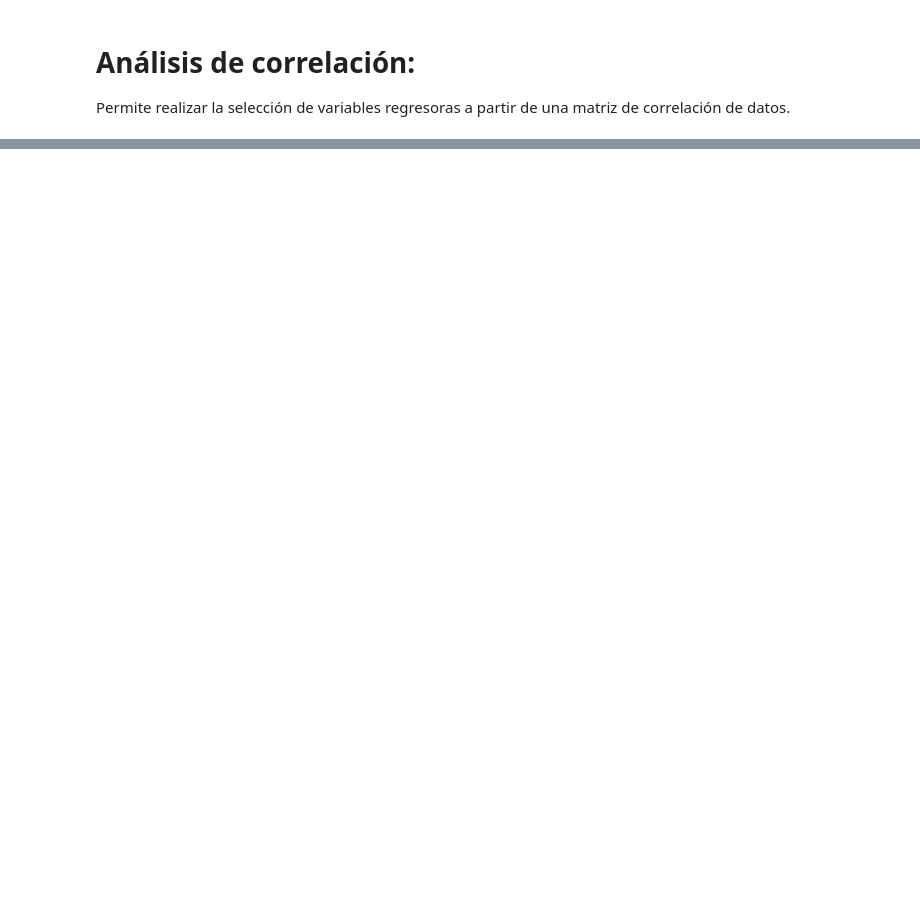
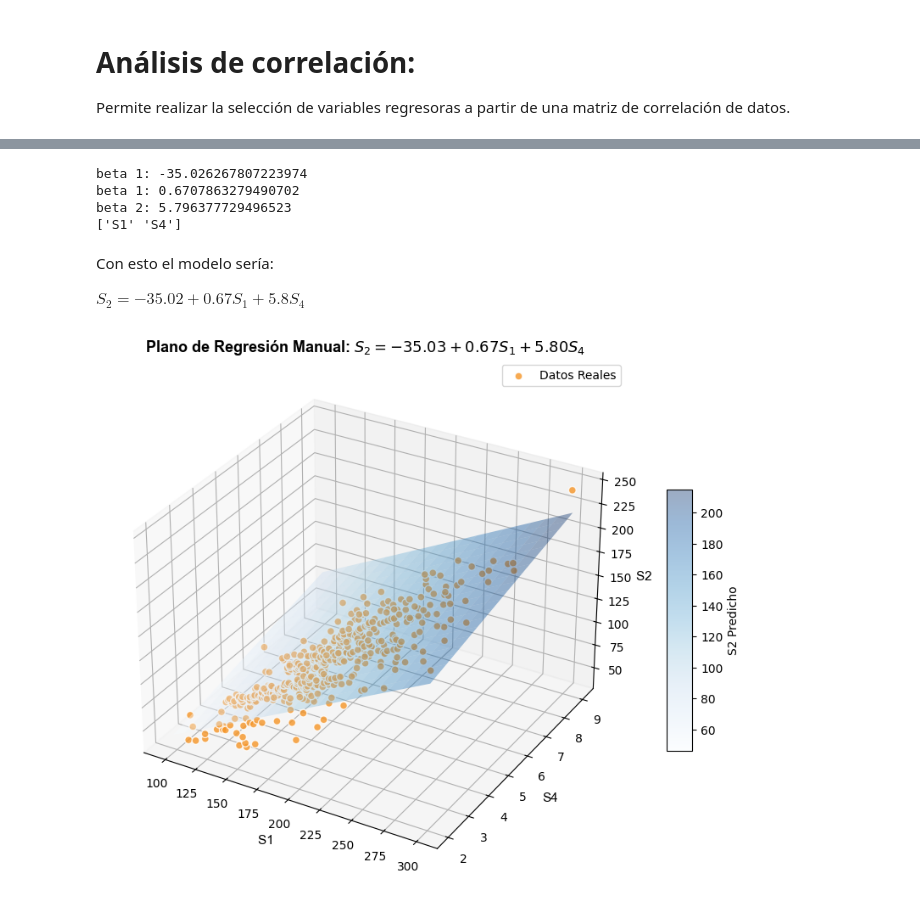
Before and after one commit to Rocafuerte330/Clase-11---Actividad-Maching-learning, a Jupyter notebook: Actividad.ipynb, the cells around one changed output, grey strips where cells are left out. Saved outputs shown, nothing was run; the diff lists cells and outputs as text; code cells hidden in the pictures; blank space fills up the shorter version.

Commit message:
Grafica de Modelo de efectos principales

```diff
--- a/Actividad.ipynb
+++ b/Actividad.ipynb
@@ -111,0 +175,79 @@ ModuleNotFoundError: No module named 'seaborn'
+# %%
+y = df['S2']
+
+X = df[['S1','S4']]
+
+from sklearn.linear_model import LinearRegression
+
+modelo = LinearRegression(fit_intercept=True).fit(X,y)
+
+beta0 = modelo.intercept_ #intercepto
+
+coef = modelo.coef_ #coeficientes
+beta1 = coef[0]
+beta2 = coef[1]
+print(f"beta 1: {beta0}")
+print(f"beta 1: {beta1}")
+print(f"beta 2: {beta2}")
+
+
+variables = modelo.feature_names_in_ #nombre de las variables de los coef
+print(variables)
+# %% [output]
+beta 1: -35.026267807223974
+beta 1: 0.6707863279490702
+beta 2: 5.796377729496523
+['S1' 'S4']
+# %% [markdown]
+Con esto el modelo sería:
+
+$S_{2}= -35.02 + 0.67S_{1} + 5.8S_{4}$
+# %%
+import matplotlib.pyplot as plt
+import numpy as np
+
+
+# Crear un rango de valores para S1 y S4 (los ejes de la base)
+# Usamos 20 puntos en cada eje para crear una malla de 400 puntos en total
+s1_range = np.linspace(df['S1'].min(), df['S1'].max(), 20)
+s4_range = np.linspace(df['S4'].min(), df['S4'].max(), 20)
+
+# Crear la malla (grid)
+S1_grid, S4_grid = np.meshgrid(s1_range, s4_range)
+
+# 3PREDICCIÓN MANUAL en 3D
+# Aplicamos la ecuación directamente sobre la malla -> S_{2}= -35.02 + 0.67S_{1} + 5.8S_{4}
+S2_predicho = beta0 + (beta1 * S1_grid) + (beta2 * S4_grid)
+
+# 4. Configurar la figura 3D
+fig = plt.figure(figsize=(12, 8))
+ax = fig.add_subplot(111, projection='3d')
+
+# --- Graficar DATOS REALES ---
+# Usamos scatter para los puntos del DataFrame original
+ax.scatter(df['S1'], df['S4'], df['S2'],
+           c=[245/255, 149/255, 39/255],
+           label='Datos Reales',
+           alpha=0.8, s=40, edgecolors='w')
+
+# --- Graficar EL PLANO DEL MODELO ---
+# El "plano" representa todas las predicciones posibles de la ecuación manual
+superficie = ax.plot_surface(S1_grid, S4_grid, S2_predicho,
+                             alpha=0.4,
+                             cmap='Blues',
+                             edgecolor='none')
+
+# 5. Personalización y etiquetas
+ax.set_xlabel('S1 ', fontname="Arial", fontsize=11)
+ax.set_ylabel('S4', fontname="Arial", fontsize=11)
+ax.set_zlabel('S2 ', fontname="Arial", fontsize=11)
+ax.set_title(f'Plano de Regresión Manual: $S_2 = {beta0:.2f} + {beta1:.2f}S_1 + {beta2:.2f}S_4$',
+             fontname="Arial", fontsize=13, fontweight='bold')
+
+# Añadir una barra de color para la altura del plano
+fig.colorbar(superficie, ax=ax, shrink=0.5, aspect=10, label='S2 Predicho')
+
+ax.legend()
+plt.show()
+# %% [output]
+[figure, added]
```
Also changed, not shown: parts of 17 cells of this notebook.
